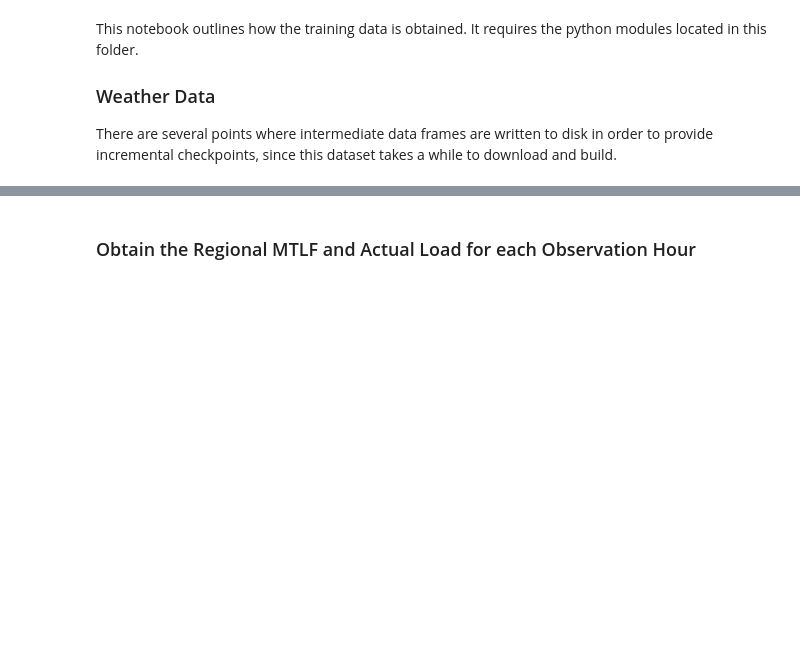
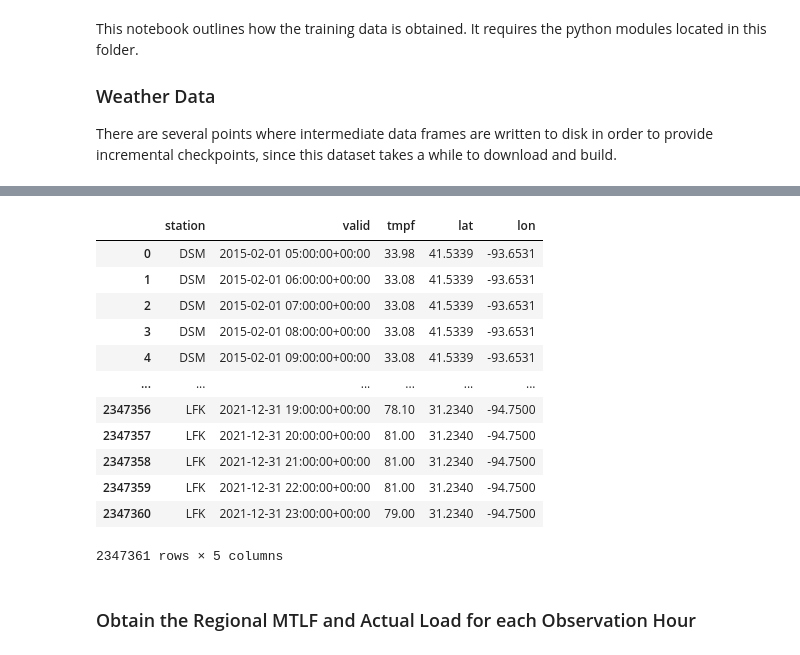
Before and after one commit to caindy/mml, a Jupyter notebook: week4/obtain_data.ipynb, the cells around one changed output, grey strips where cells are left out. Drawn from its saved outputs; the diff is of its cells as text; code cells hidden in the pictures; blank space fills up the shorter version.

Commit message:
data cleaned up

```diff
--- a/week4/obtain_data.ipynb
+++ b/week4/obtain_data.ipynb
@@ -63,34 +63,3 @@ def download_station(state, station):
     return station.to_parquet(path)
 
 _ = parallel(delayed(download_station)(state, station) for (state, station) in stations)
-# %%
-def build_hourly_df(state, station):
-    path = f'../data/weather/big_cities/slim/{station}.parquet'
-    if isfile(path):
-        return pd.read_parquet(path)
-
-    w = pd.read_parquet(download_file_path(state, station))
-
-    w = w.drop_duplicates('valid').set_index('valid')
-
-    print(f'Read {station}')
-    # Many stations provide more than one observation per hour, so subsample
-    w = w.head(10)
-    obs = observation_hours[1:100]
-    w = w.iloc[[w.index.get_loc(h, method='nearest') for h in obs]]
-
-    print(f'Hourly subsampled {station}')
-    # Each station's data will be merged into a single dataframe, so rename columns
-    w = w[['tmpf', 'feel']]
-    w = w.rename(columns={'tmpf':f"{station}_tmpf", 'feel':f"{station}_feel"})
-    #w = normalize_station(w)
-    return w
-
-#dfs = parallel(delayed(build_hourly_df)(state, station) for (state, station) in stations)
-dfs = []
-for (state, station) in stations:
-    dfs.append(build_hourly_df(state, station))
-
-merged = dfs[0]
-for w in dfs[1:]:
-    merged = merged.merge(w, left_index=True, right_index=True, how='inner')
@@ -100,0 +66,8 @@ KeyError: "['valid'] not in index"
+# %%
+def build_hourly_df(state, station, observation_hours):
+    path = download_file_path(state, station)
+    w = pd.read_parquet(download_file_path(state, station))
+    return cast_df(w, observation_hours)
+
+dfs = parallel(delayed(build_hourly_df)(state, station, observation_hours) for (state, station) in stations)
+df = pd.concat(dfs, ignore_index=True)
@@ -101,3 +92,19 @@ KeyError: "['valid'] not in index"
+# %%
+df
+# %% [output]
+|  | station | valid | tmpf | lat | lon |
+| 0 | DSM | 2015-02-01 05:00:00+00:00 | 33.98 | 41.5339 | -93.6531 |
+| 1 | DSM | 2015-02-01 06:00:00+00:00 | 33.08 | 41.5339 | -93.6531 |
+| 2 | DSM | 2015-02-01 07:00:00+00:00 | 33.08 | 41.5339 | -93.6531 |
+| 3 | DSM | 2015-02-01 08:00:00+00:00 | 33.08 | 41.5339 | -93.6531 |
+| 4 | DSM | 2015-02-01 09:00:00+00:00 | 33.08 | 41.5339 | -93.6531 |
+| ... | ... | ... | ... | ... | ... |
+| 2347356 | LFK | 2021-12-31 19:00:00+00:00 | 78.10 | 31.2340 | -94.7500 |
+| 2347357 | LFK | 2021-12-31 20:00:00+00:00 | 81.00 | 31.2340 | -94.7500 |
+| 2347358 | LFK | 2021-12-31 21:00:00+00:00 | 81.00 | 31.2340 | -94.7500 |
+| 2347359 | LFK | 2021-12-31 22:00:00+00:00 | 81.00 | 31.2340 | -94.7500 |
+| 2347360 | LFK | 2021-12-31 23:00:00+00:00 | 79.00 | 31.2340 | -94.7500 |
+2347361 rows × 5 columns
 # %% [markdown]
 ### Obtain the Regional MTLF and Actual Load for each Observation Hour
 # %%
```
Also changed, not shown: parts of 4 cells of this notebook, 4 other files.
